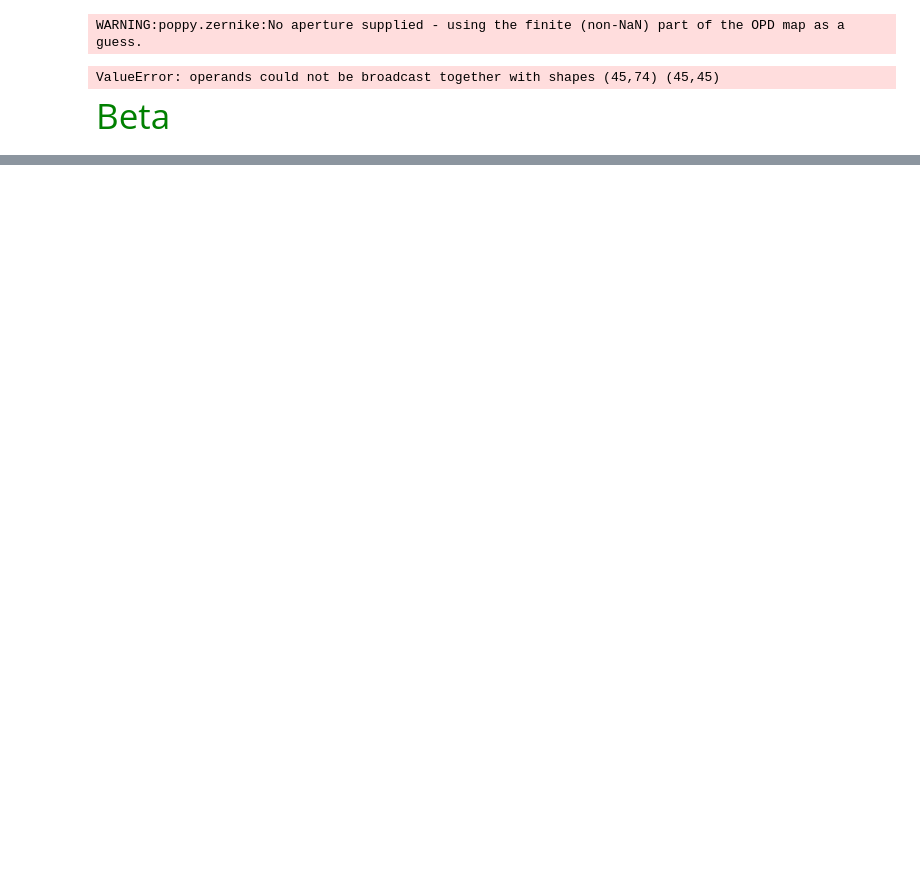
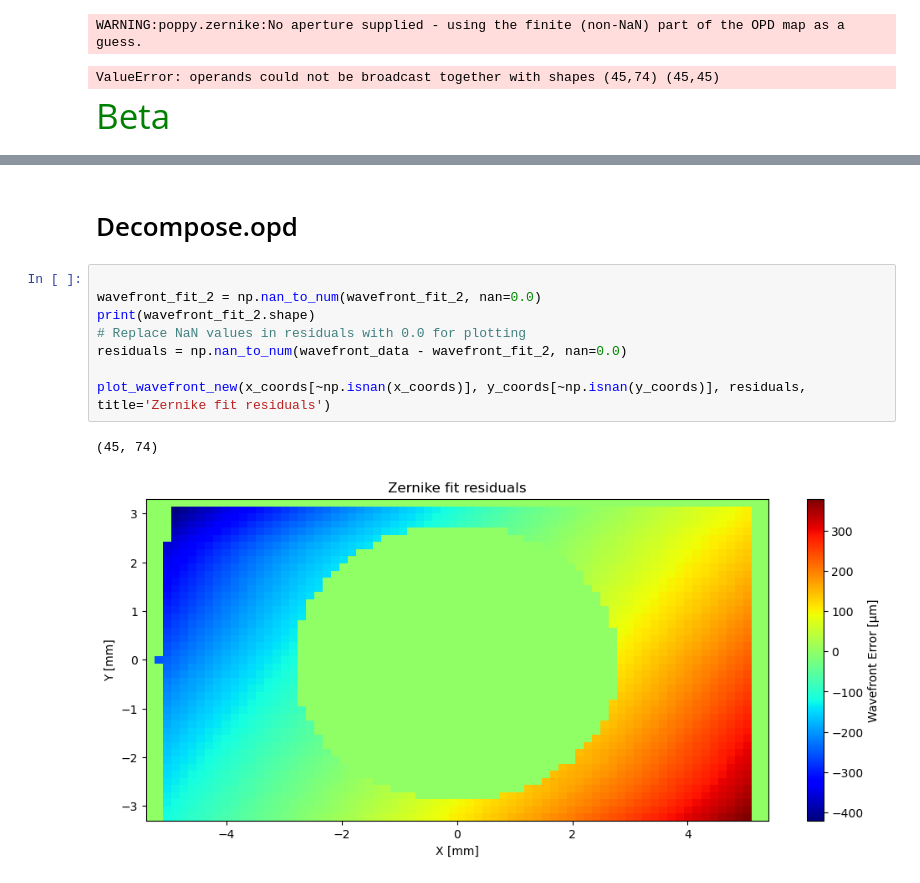
Before and after one commit to Leonardo-5/Zernike_analysis_of_wavefront, a Jupyter notebook: Zernike_fit_2.ipynb, the cells around one changed output, grey strips where cells are left out. Saved outputs shown, nothing was run; the diff lists cells and outputs as text; blank space fills up the shorter version.

Commit message:
update_zernike_fit

```diff
--- a/Zernike_fit_2.ipynb
+++ b/Zernike_fit_2.ipynb
@@ -405,0 +407,13 @@ Mode 15: -0.124503
+# %% [markdown]
+# Decompose.opd
+# %%
+
+wavefront_fit_2 = np.nan_to_num(wavefront_fit_2, nan=0.0)
+print(wavefront_fit_2.shape)
+# Replace NaN values in residuals with 0.0 for plotting
+residuals = np.nan_to_num(wavefront_data - wavefront_fit_2, nan=0.0)
+
+plot_wavefront_new(x_coords[~np.isnan(x_coords)], y_coords[~np.isnan(y_coords)], residuals, title='Zernike fit residuals')
+# %% [output]
+(45, 74)
+[figure, added]
```
Also changed, not shown: parts of 5 cells of this notebook.
